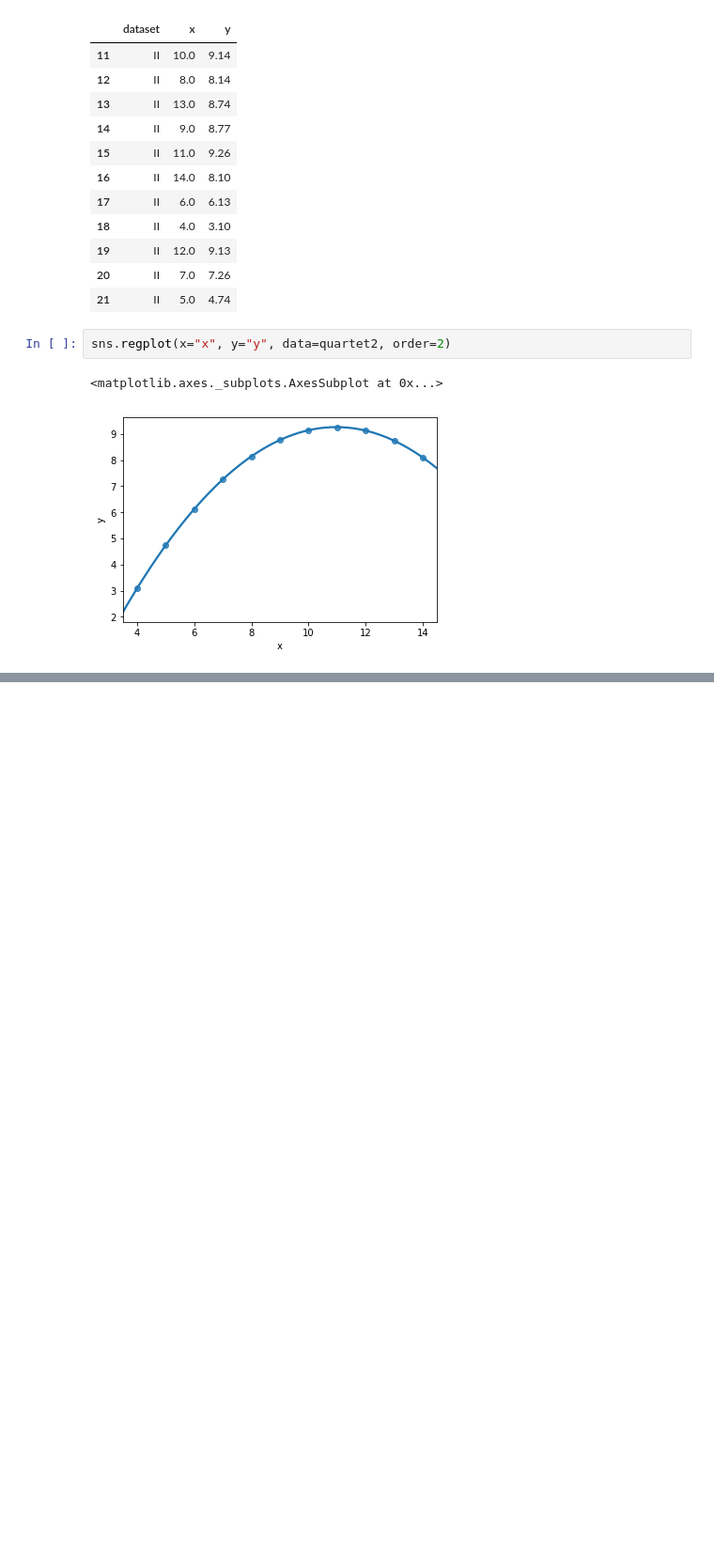
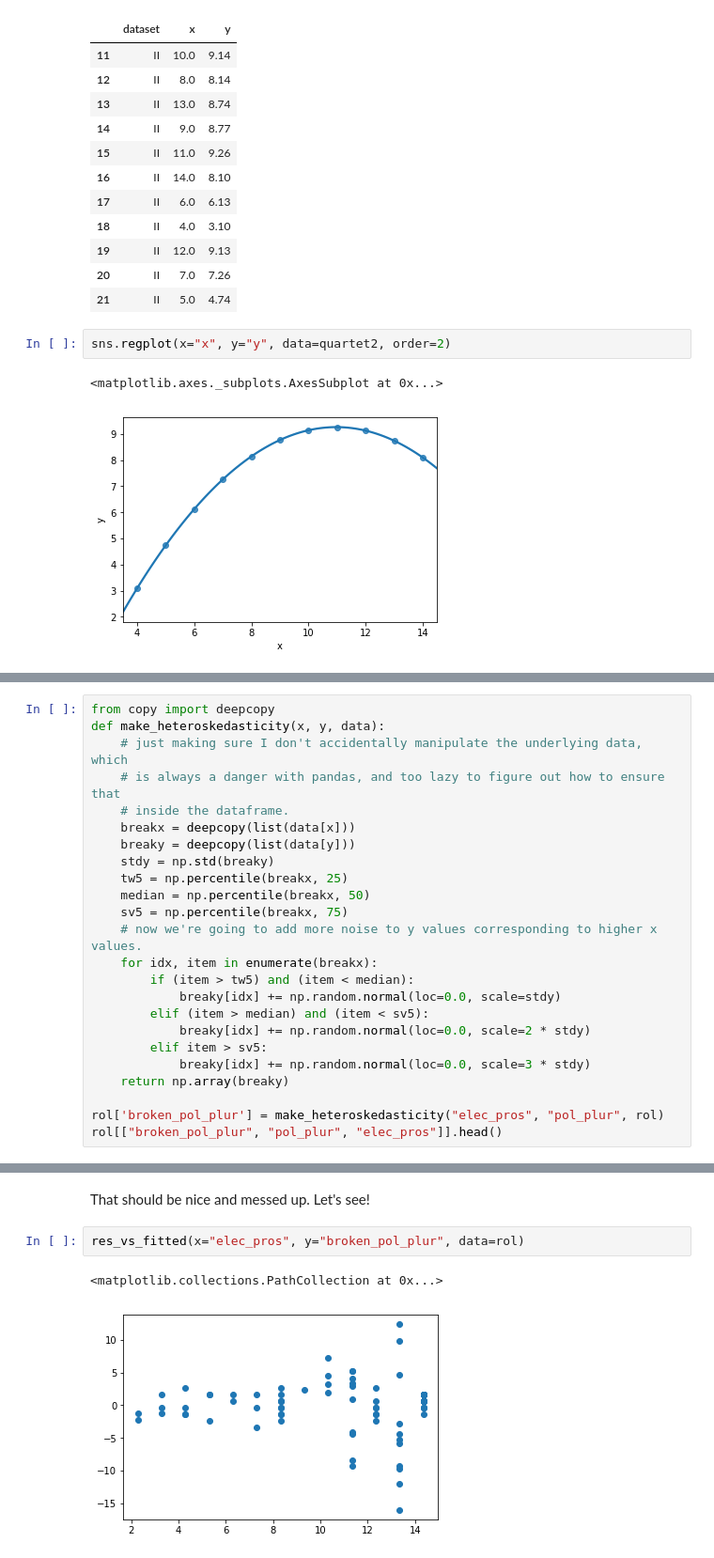
Before and after one commit to paultopia/library_gobbledygook, a Jupyter notebook: lesson_notebooks/regression_problems.ipynb, the cells around one changed output, grey strips where cells are left out. Shown at 94% size. Cells and saved outputs as stored; diff of their text form; blank space fills up the shorter version.

```diff
--- a/lesson_notebooks/regression_problems.ipynb
+++ b/lesson_notebooks/regression_problems.ipynb
@@ -87,0 +141,24 @@ There's also another price to using higher-order regressions.  Very high-order p
+# %%
+from copy import deepcopy
+def make_heteroskedasticity(x, y, data):
+    # just making sure I don't accidentally manipulate the underlying data, which
+    # is always a danger with pandas, and too lazy to figure out how to ensure that
+    # inside the dataframe.
+    breakx = deepcopy(list(data[x]))
+    breaky = deepcopy(list(data[y]))
+    stdy = np.std(breaky)
+    tw5 = np.percentile(breakx, 25)
+    median = np.percentile(breakx, 50)
+    sv5 = np.percentile(breakx, 75)
+    # now we're going to add more noise to y values corresponding to higher x values.
+    for idx, item in enumerate(breakx):
+        if (item > tw5) and (item < median):
+            breaky[idx] += np.random.normal(loc=0.0, scale=stdy)
+        elif (item > median) and (item < sv5):
+            breaky[idx] += np.random.normal(loc=0.0, scale=2 * stdy)
+        elif item > sv5:
+            breaky[idx] += np.random.normal(loc=0.0, scale=3 * stdy)
+    return np.array(breaky)
+
+rol['broken_pol_plur'] = make_heteroskedasticity("elec_pros", "pol_plur", rol)
+rol[["broken_pol_plur", "pol_plur", "elec_pros"]].head()
@@ -87,0 +172,7 @@ There's also another price to using higher-order regressions.  Very high-order p
+# %% [markdown]
+That should be nice and messed up.  Let's see!
+# %%
+res_vs_fitted(x="elec_pros", y="broken_pol_plur", data=rol)
+# %% [output]
+<matplotlib.collections.PathCollection at 0x...>
+[figure, added]
```
Also changed, not shown: parts of 17 cells of this notebook, 1 other file.
